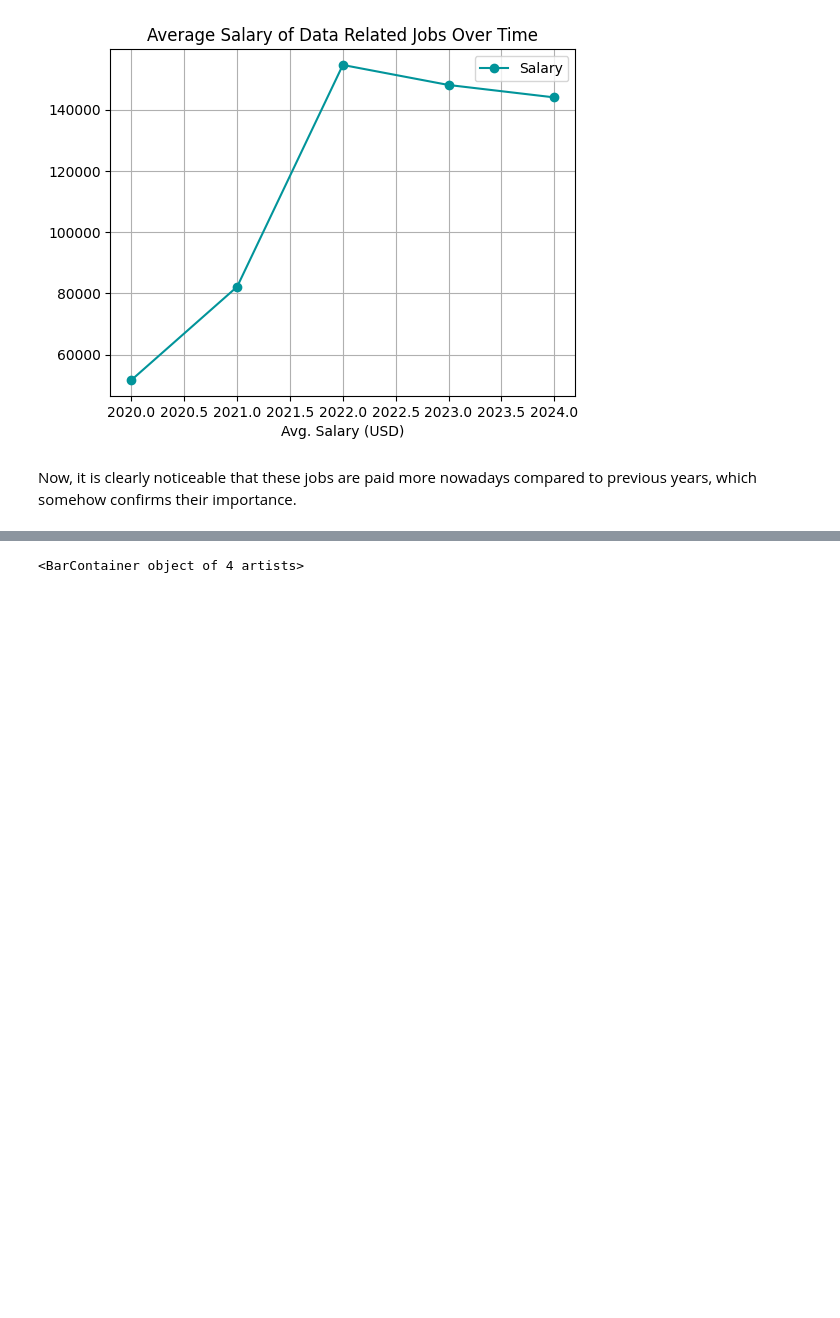
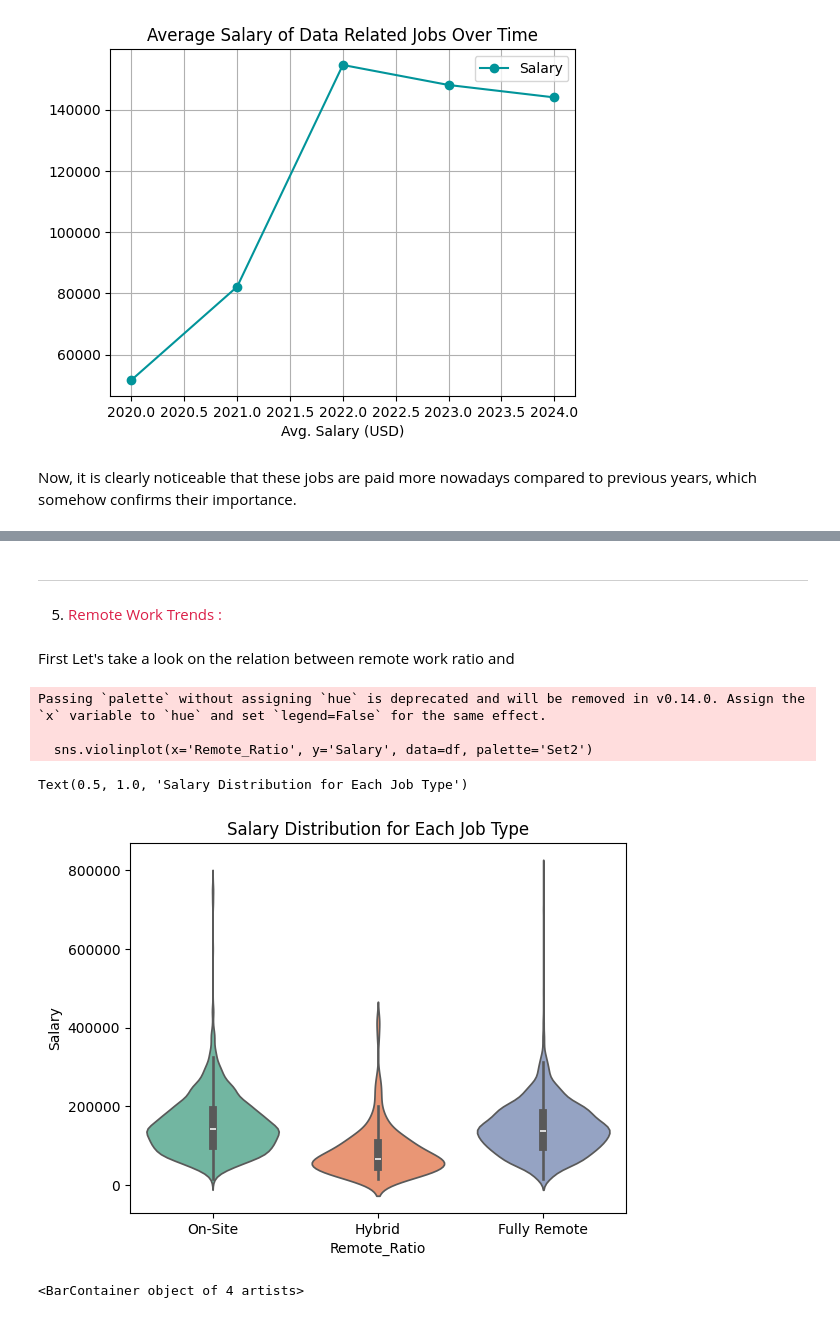
Before and after one commit to denezo/data-science-course, a Jupyter notebook: DS_CA2.ipynb, the cells around one changed output, grey strips where cells are left out. Drawn from its saved outputs; the diff is of its cells as text; code cells hidden in the pictures; blank space fills up the shorter version.

Commit message:
remote ratio relation included, need complition

```diff
--- a/DS_CA2.ipynb
+++ b/DS_CA2.ipynb
@@ -1143,3 +1126,21 @@ filtered_df.sort_values(by=['Salary'],ascending=False).head(10)
+# %% [markdown]
+____________
+# %% [markdown]
+5. <span style="color : #DB1F48;"> Remote Work Trends :</span>
+# %% [markdown]
+First Let's take a look on the relation between remote work ratio and
+# %%
+
+job_type = {0: 'On-Site', 50: 'Hybrid', 100: 'Fully Remote'}
+sns.violinplot(x='Remote_Ratio', y='Salary', data=df, palette='Set2')
+plt.xticks(ticks=[0, 1, 2], labels=[job_type[val] for val in [0, 50, 100]])
+plt.title("Salary Distribution for Each Job Type")
+# %% [output]
+Passing `palette` without assigning `hue` is deprecated and will be removed in v0.14.0. Assign the `x` variable to `hue` and set `legend=False` for the same effect.
+
+  sns.violinplot(x='Remote_Ratio', y='Salary', data=df, palette='Set2')
+Text(0.5, 1.0, 'Salary Distribution for Each Job Type')
+[figure, added]
 # %%
 # level counts :
 level_counts = filtered_df['Experience_Level'].value_counts()
```
Also changed, not shown: parts of 2 cells of this notebook.
